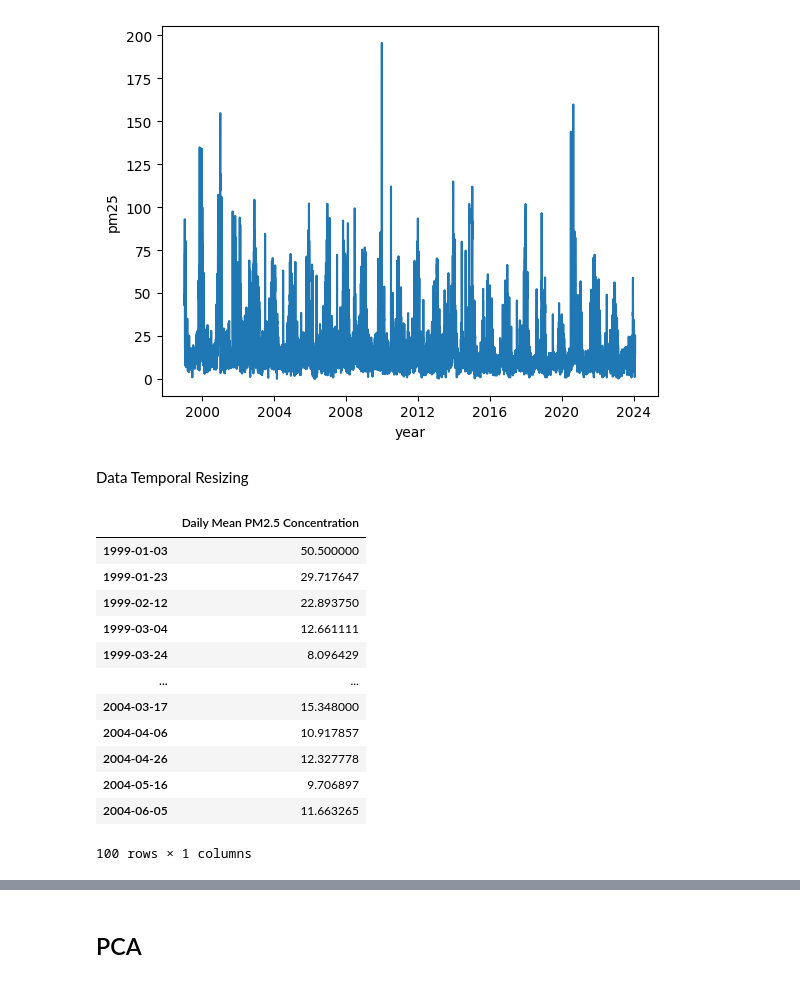
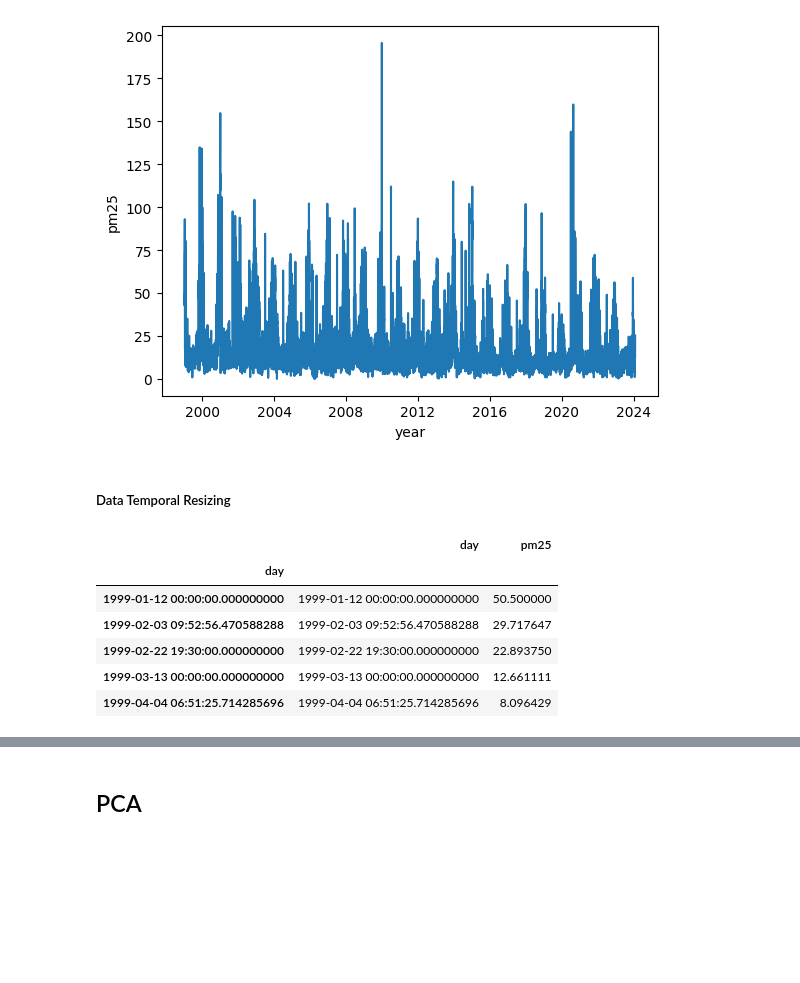
Before and after one commit to alexspf/bk_pm25_pred, a Jupyter notebook: best_cut.ipynb, the cells around one changed output, grey strips where cells are left out. Drawn from its saved outputs; the diff is of its cells as text; code cells hidden in the pictures; blank space fills up the shorter version.

```diff
--- a/best_cut.ipynb
+++ b/best_cut.ipynb
@@ -90,43 +100,24 @@ plt.ylabel('pm25')
 Text(0, 0.5, 'pm25')
 [figure]
 # %% [markdown]
-Data Temporal Resizing
+##### Data Temporal Resizing
-# %%
-
-# Converter a coluna 'Date' para tipo datetime
-data_mod['Date'] = pd.to_datetime(data['Date'])
-
-# Criar um novo DataFrame com as colunas 'Date' e 'Daily M2.5 Concentration'
-data_mod = data[['Date', 'Daily Mean PM2.5 Concentration']].copy()
-
-# Definir a coluna 'Date' como índice do DataFrame
-data_mod.set_index('Date', inplace=True)
-
-# Definir a frequência desejada para 20 dias
-time_freq = "20D"
-
-# Resample dos dados para a nova frequência (média dos valores dentro de cada intervalo de 20 dias)
-data_mod = data_mod.resample(time_freq).mean()
-
-# Criar um novo índice de datas com a frequência desejada, começando na primeira data e terminando na última data dos dados
-start_date = data_mod.index[0]
-end_date = data_mod.index[-1]
-idx = pd.date_range(start=start_date, end=end_date, freq=time_freq)
-
-# Reindexar o DataFrame para incluir todas as datas na nova frequência
-data_mod = data_mod.reindex(idx)
-data_mod.head(100)
-# %% [output]
-|  | Daily Mean PM2.5 Concentration |
-| 1999-01-03 | 50.500000 |
-| 1999-01-23 | 29.717647 |
-| 1999-02-12 | 22.893750 |
-| 1999-03-04 | 12.661111 |
-| 1999-03-24 | 8.096429 |
-| ... | ... |
-| 2004-03-17 | 15.348000 |
-| 2004-04-06 | 10.917857 |
-| 2004-04-26 | 12.327778 |
-| 2004-05-16 | 9.706897 |
-| 2004-06-05 | 11.663265 |
-100 rows × 1 columns
+# %%
+
+
+
+
+time_freq = "20D"
+
+data_mod = data_mod.resample(time_freq).mean()
+
+# Criar um novo índice de datas com a frequência desejada, começando na primeira data e terminando na última data dos dados
+data_mod.set_index(['day'], inplace=True, drop=False)
+data_mod.head()
+# %% [output]
+|  | day | pm25 |
+| day |  |  |
+| 1999-01-12 00:00:00.000000000 | 1999-01-12 00:00:00.000000000 | 50.500000 |
+| 1999-02-03 09:52:56.470588288 | 1999-02-03 09:52:56.470588288 | 29.717647 |
+| 1999-02-22 19:30:00.000000000 | 1999-02-22 19:30:00.000000000 | 22.893750 |
+| 1999-03-13 00:00:00.000000000 | 1999-03-13 00:00:00.000000000 | 12.661111 |
+| 1999-04-04 06:51:25.714285696 | 1999-04-04 06:51:25.714285696 | 8.096429 |
```
Also changed, not shown: parts of 14 cells of this notebook.
